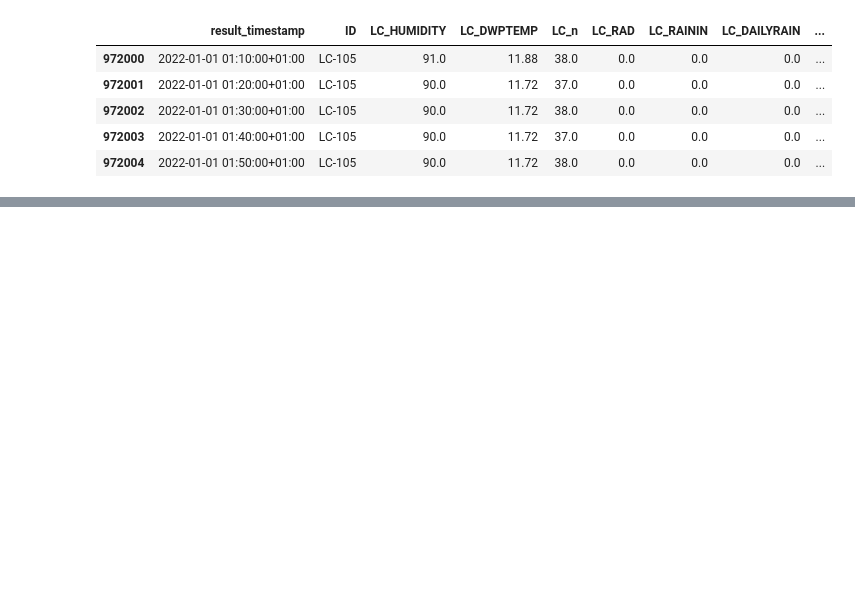
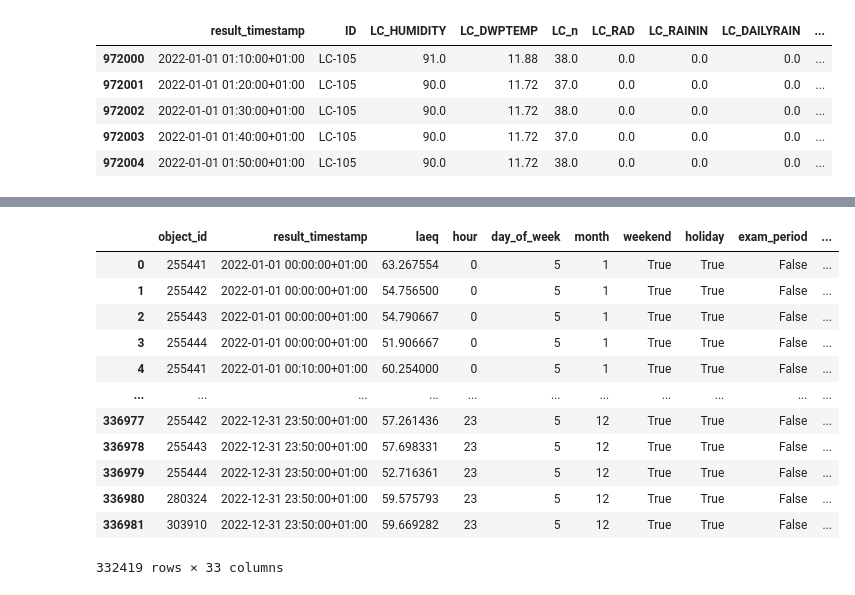
Before and after one commit to IvanaOsredek/ModernDataAnalyticsProject, a Jupyter notebook: Individual_notebooks/Final_optimization.ipynb, the cells around one changed output, grey strips where cells are left out. Drawn from its saved outputs; the diff is of its cells as text; code cells hidden in the pictures; blank space fills up the shorter version.

```diff
--- a/Individual_notebooks/Final_optimization.ipynb
+++ b/Individual_notebooks/Final_optimization.ipynb
@@ -276,6 +279,22 @@ full_dataframe['object_id'] = full_dataframe['object_id'].astype('int64')
 full_dataframe['hour'] = full_dataframe['hour'].astype('int64')
 full_dataframe['day_of_week'] = full_dataframe['day_of_week'].astype('int64')
 full_dataframe['month'] = full_dataframe['month'].astype('int64')
+# %%
+full_dataframe
+# %% [output]
+|  | object_id | result_timestamp | laeq | hour | day_of_week | month | weekend | holiday | exam_period | ... |
+| 0 | 255441 | 2022-01-01 00:00:00+01:00 | 63.267554 | 0 | 5 | 1 | True | True | False | ... |
+| 1 | 255442 | 2022-01-01 00:00:00+01:00 | 54.756500 | 0 | 5 | 1 | True | True | False | ... |
+| 2 | 255443 | 2022-01-01 00:00:00+01:00 | 54.790667 | 0 | 5 | 1 | True | True | False | ... |
+| 3 | 255444 | 2022-01-01 00:00:00+01:00 | 51.906667 | 0 | 5 | 1 | True | True | False | ... |
+| 4 | 255441 | 2022-01-01 00:10:00+01:00 | 60.254000 | 0 | 5 | 1 | True | True | False | ... |
+| ... | ... | ... | ... | ... | ... | ... | ... | ... | ... | ... |
+| 336977 | 255442 | 2022-12-31 23:50:00+01:00 | 57.261436 | 23 | 5 | 12 | True | True | False | ... |
+| 336978 | 255443 | 2022-12-31 23:50:00+01:00 | 57.698331 | 23 | 5 | 12 | True | True | False | ... |
+| 336979 | 255444 | 2022-12-31 23:50:00+01:00 | 52.716361 | 23 | 5 | 12 | True | True | False | ... |
+| 336980 | 280324 | 2022-12-31 23:50:00+01:00 | 59.575793 | 23 | 5 | 12 | True | True | False | ... |
+| 336981 | 303910 | 2022-12-31 23:50:00+01:00 | 59.669282 | 23 | 5 | 12 | True | True | False | ... |
+332419 rows × 33 columns
 # %%
 #Save the data
 full_dataframe.to_csv('/data/leuven/351/vsc35102/scratch/Full_Data_Set/Project_dataframe.csv', sep=';', index=False)
```
Also changed, not shown: parts of 4 cells of this notebook.
